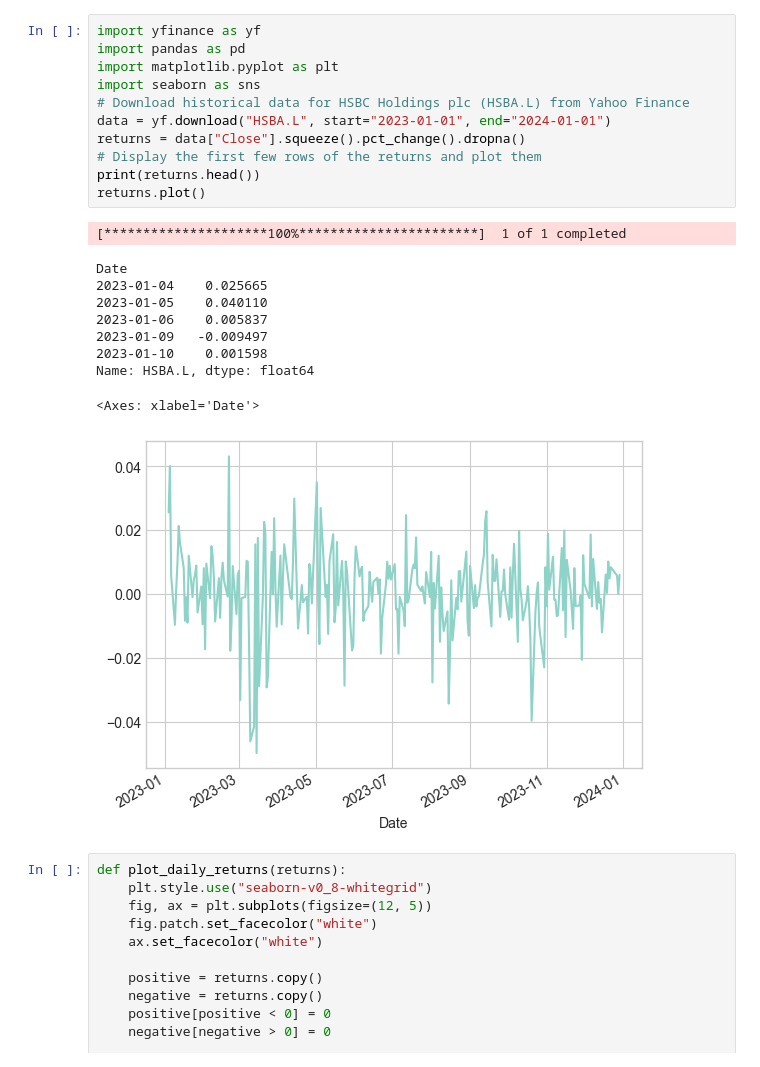
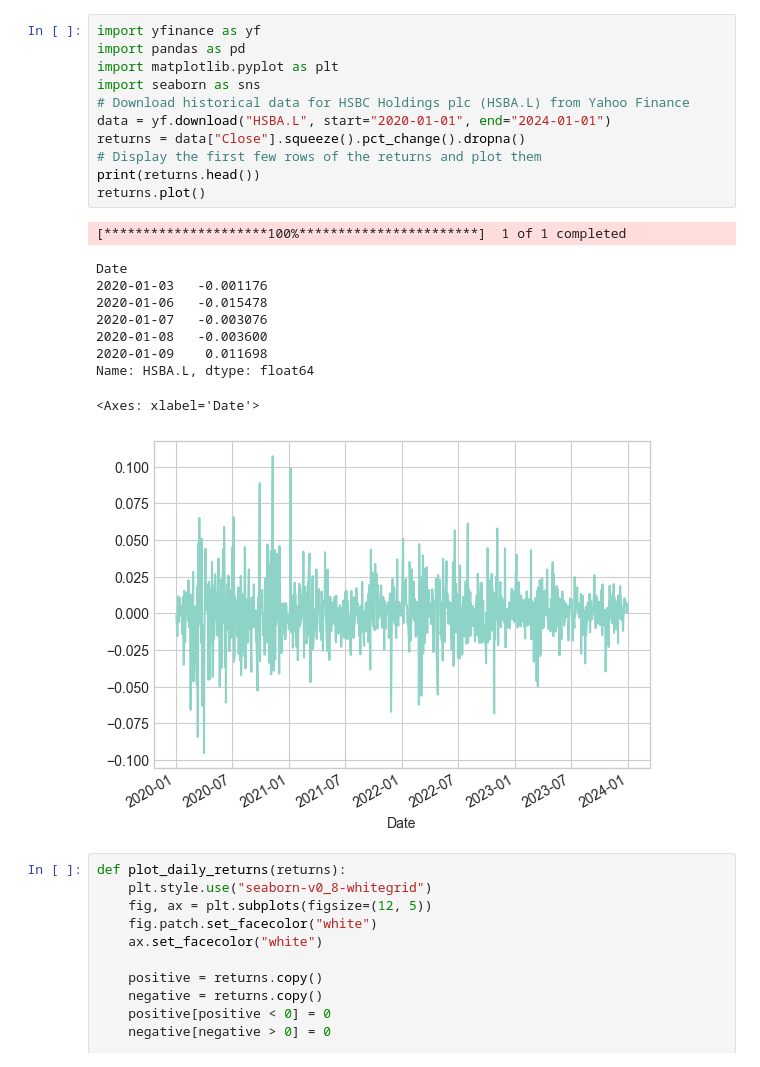
Before and after one commit to MohammedSalem2510/finance_modelling, a Jupyter notebook: 01_data_exploration.ipynb, the cells around one changed output. Drawn from its saved outputs; the diff is of its cells as text.

```diff
--- a/01_data_exploration.ipynb
+++ b/01_data_exploration.ipynb
@@ -1,25 +1,25 @@
 # %%
 import yfinance as yf
 import pandas as pd
 import matplotlib.pyplot as plt
 import seaborn as sns
 # Download historical data for HSBC Holdings plc (HSBA.L) from Yahoo Finance
-data = yf.download("HSBA.L", start="2023-01-01", end="2024-01-01")
+data = yf.download("HSBA.L", start="2020-01-01", end="2024-01-01")
 returns = data["Close"].squeeze().pct_change().dropna()
 # Display the first few rows of the returns and plot them
 print(returns.head())
 returns.plot()
 # %% [output]
 [*********************100%***********************]  1 of 1 completed
 Date
-2023-01-04    0.025665
-2023-01-05    0.040110
-2023-01-06    0.005837
-2023-01-09   -0.009497
-2023-01-10    0.001598
+2020-01-03   -0.001176
+2020-01-06   -0.015478
+2020-01-07   -0.003076
+2020-01-08   -0.003600
+2020-01-09    0.011698
 Name: HSBA.L, dtype: float64
 <Axes: xlabel='Date'>
-[figure, old version]
+[figure, new version]
 # %%
 def plot_daily_returns(returns):
     plt.style.use("seaborn-v0_8-whitegrid")
```
Also changed, not shown: parts of 16 cells of this notebook.
